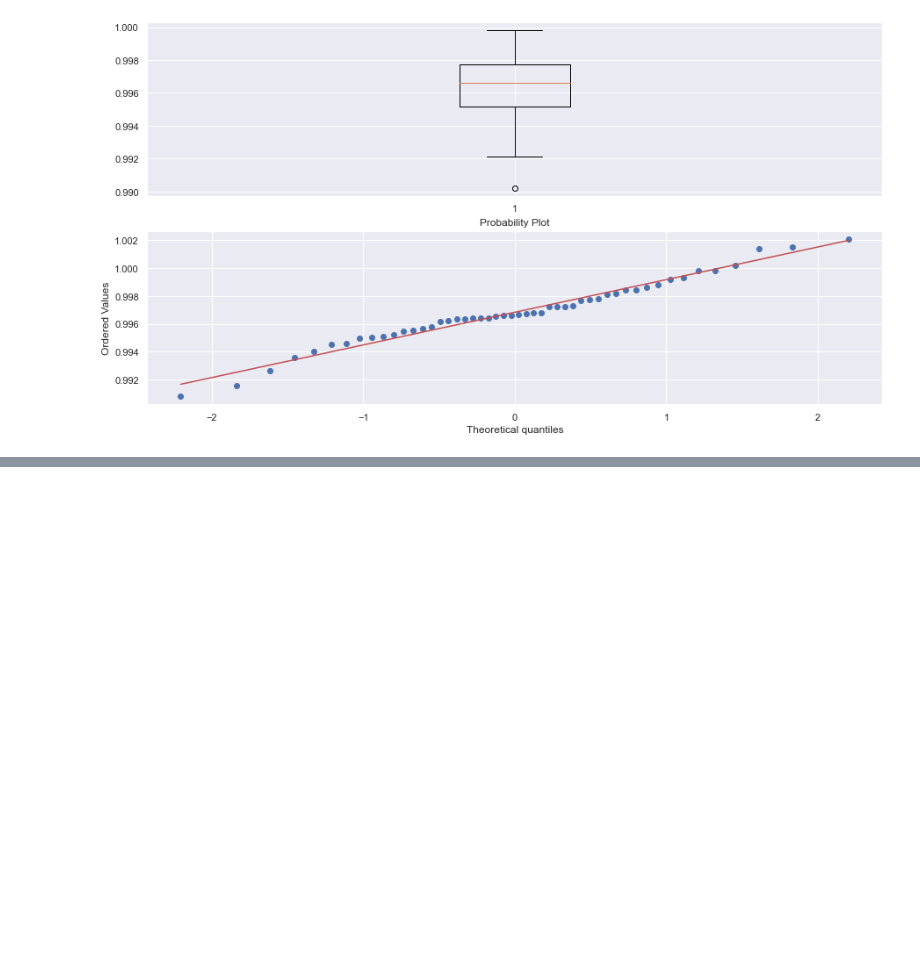
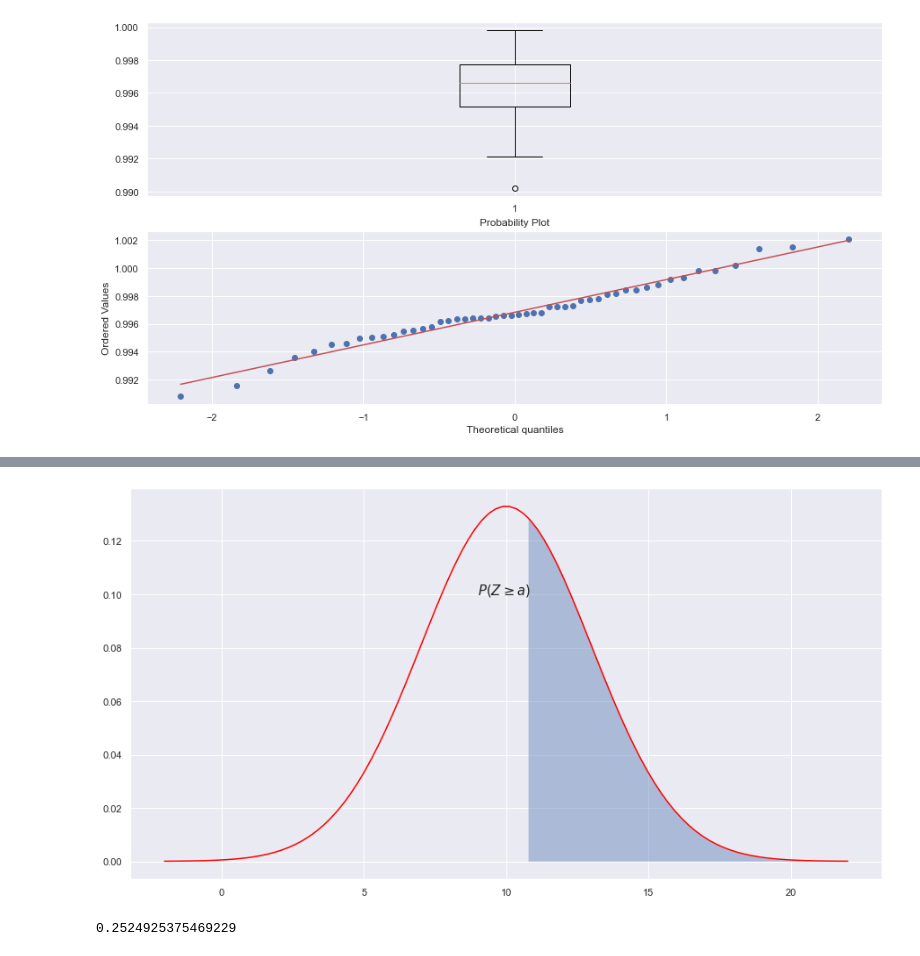
Before and after one commit to johanjun/study_datascienceandpython, a Jupyter notebook: python_stats/4. random generating, test.ipynb, the cells around one changed output, grey strips where cells are left out. Cells and saved outputs as stored; diff of their text form; code cells hidden in the pictures; blank space fills up the shorter version.

```diff
--- a/python_stats/4. random generating, test.ipynb
+++ b/python_stats/4. random generating, test.ipynb
@@ -221,0 +310,21 @@ plt.show()
+# %%
+mu = 10
+sigma = 3
+
+x = np.linspace(mu-4*sigma, mu+4*sigma, 100)
+y = stats.norm.pdf(x, mu, sigma)
+
+xx = np.linspace(10.760041309407399, mu+4*sigma, 100)
+yy = stats.norm.pdf(xx, mu, sigma)
+plt.plot(x, y,'red')
+plt.fill_between(xx, yy, alpha=0.4)
+plt.text(mu-1, 0.1, '$P(Z{\geq}a)$', fontsize=15)
+plt.show()
+# %% [output]
+[figure, added]
+# %%
+#(b)
+res = stats.norm.sf(loc=mu, scale=sigma, x=12)
+res
+# %% [output]
+0.2524925375469229
```
Also changed, not shown: parts of 24 cells of this notebook.
